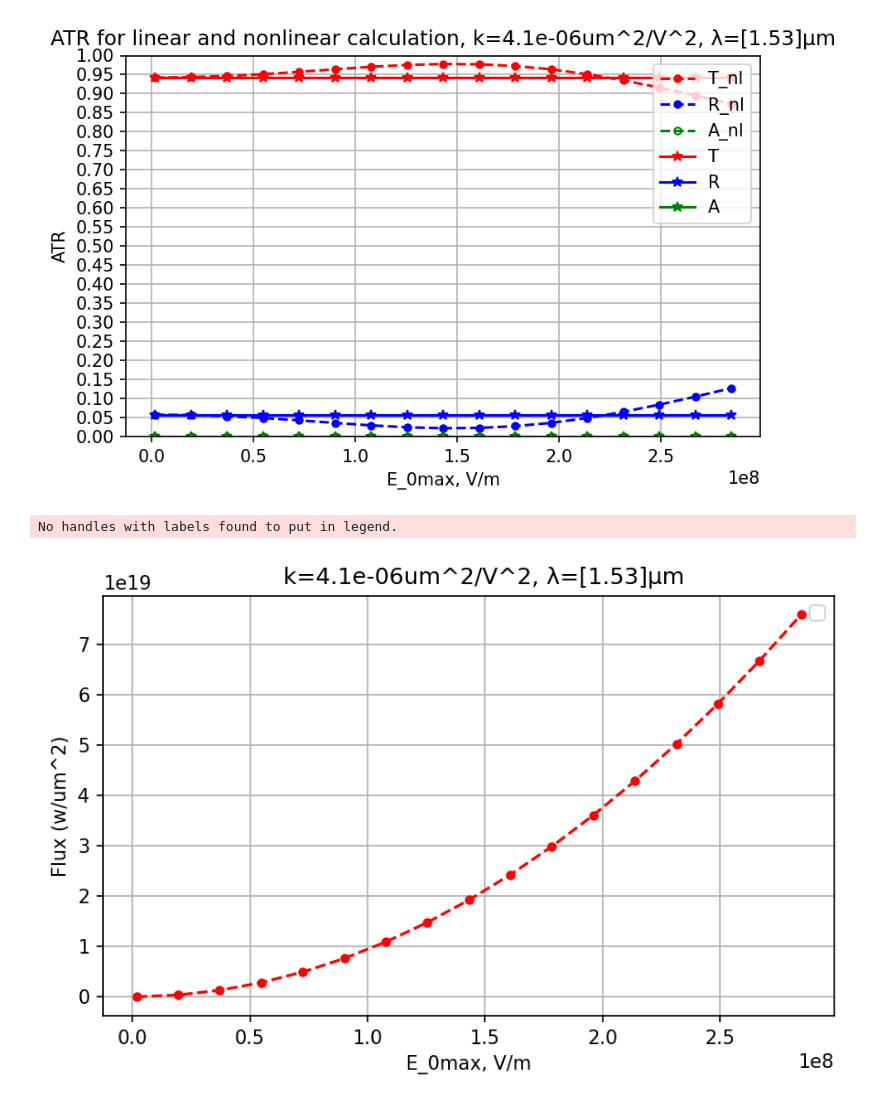
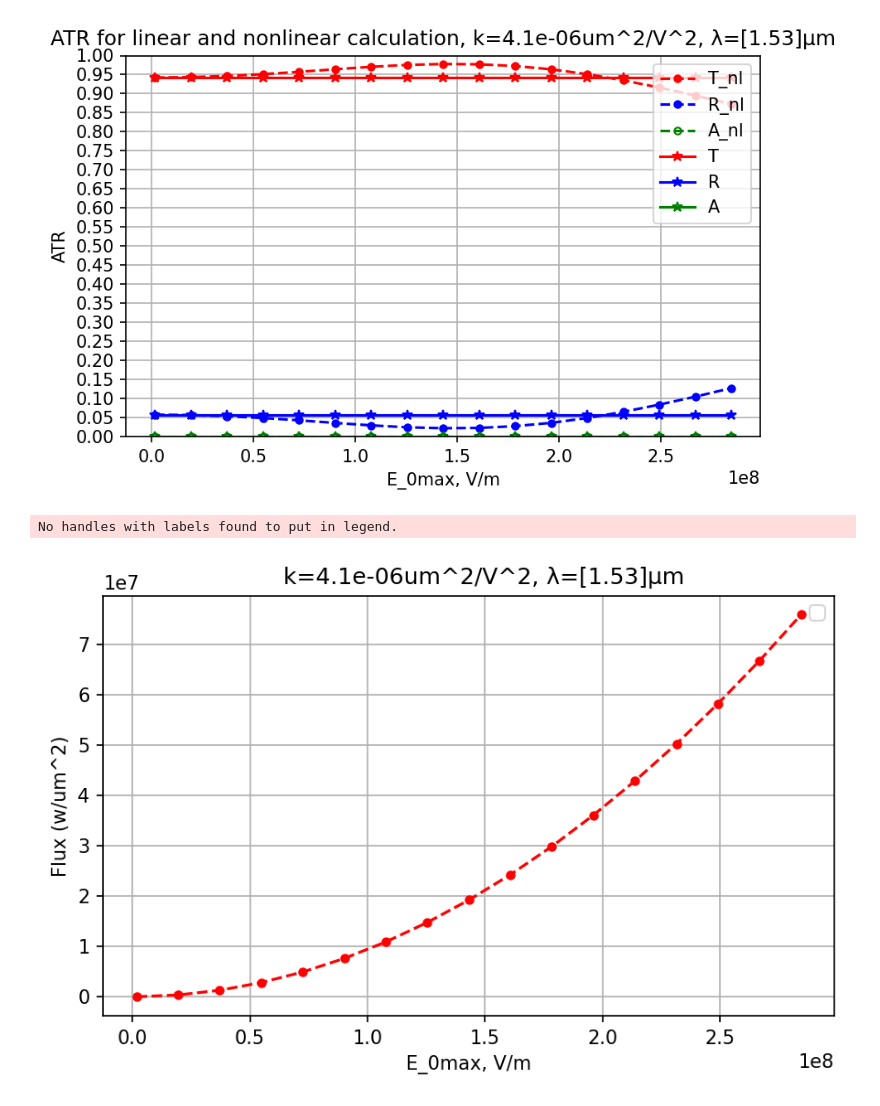
Before and after one commit to Nikolaos-MAtthaiakakis/share, a Jupyter notebook: ATR_nl_par.ipynb, the cells around one changed output. Saved outputs shown, nothing was run; the diff lists cells and outputs as text; code cells hidden in the pictures.

```diff
--- a/ATR_nl_par.ipynb
+++ b/ATR_nl_par.ipynb
@@ -245,15 +245,15 @@ np.savetxt('ATR_vs_E0.txt', (E_out,T_nl,R_nl,A_nl), delimiter=',')
 # %%
 #         plot ATR
 E_out[j], plt_range, T_nl[j], R_nl[j], A_nl[j], T_l[j], R_l[j], A_l[j]
 plt.figure(dpi=150)
-plt.plot(E_out,flux_ref*10**12,'ro--',markersize=4)
+plt.plot(E_out,flux_ref,'ro--',markersize=4)
 plt.grid(True,which="both",ls="-")
 plt.xlabel('E_0max, V/m')
 plt.ylabel('Flux (w/um^2)')
 plt.legend(loc='upper right')
 #plt.xlim([0.85, 5])
 plt.title('    k='+str(f"{k:03}")+'um^2/V^2, λ='+str(f"{plt_range}")+'μm')
 plt.tight_layout()
 # %% [output]
 No handles with labels found to put in legend.
-[figure, old version]
+[figure, new version]
```
